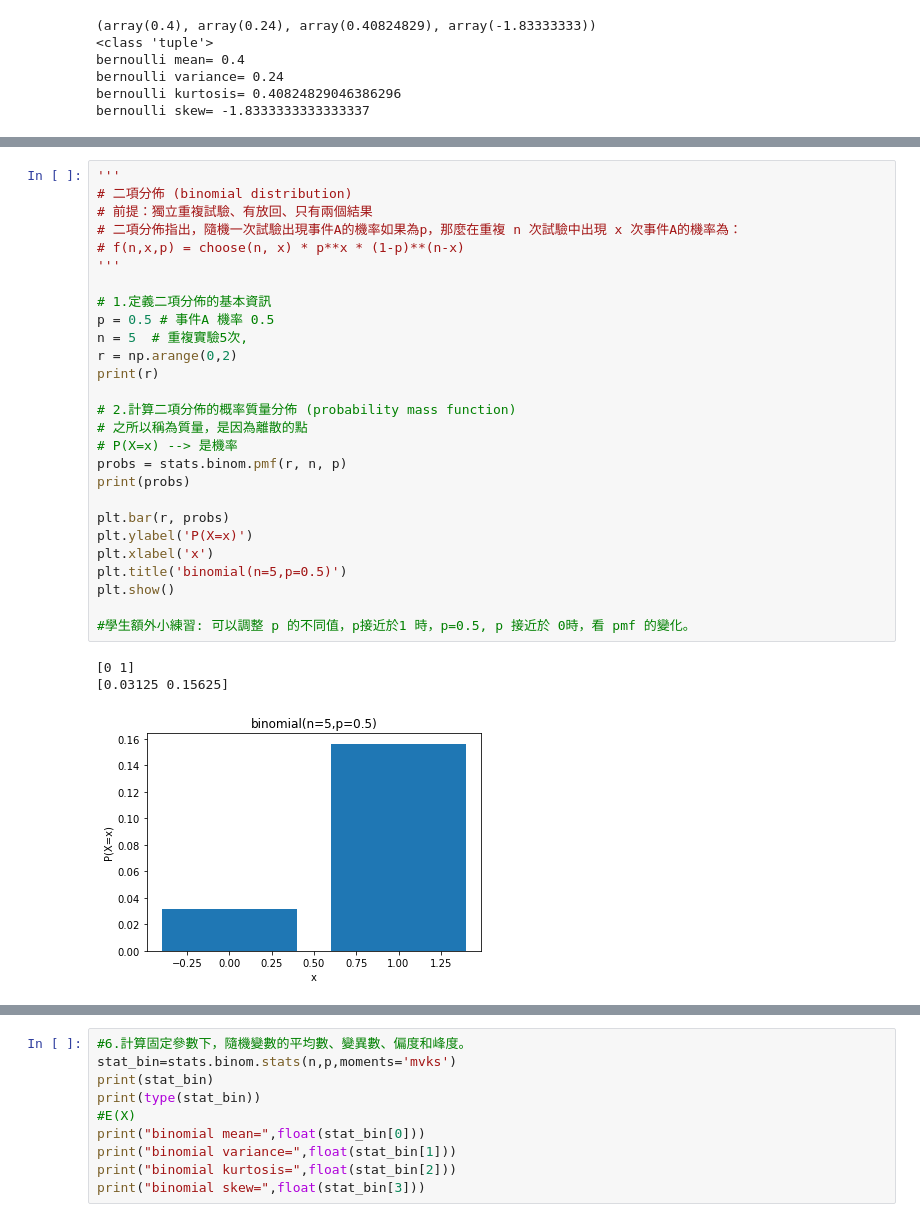
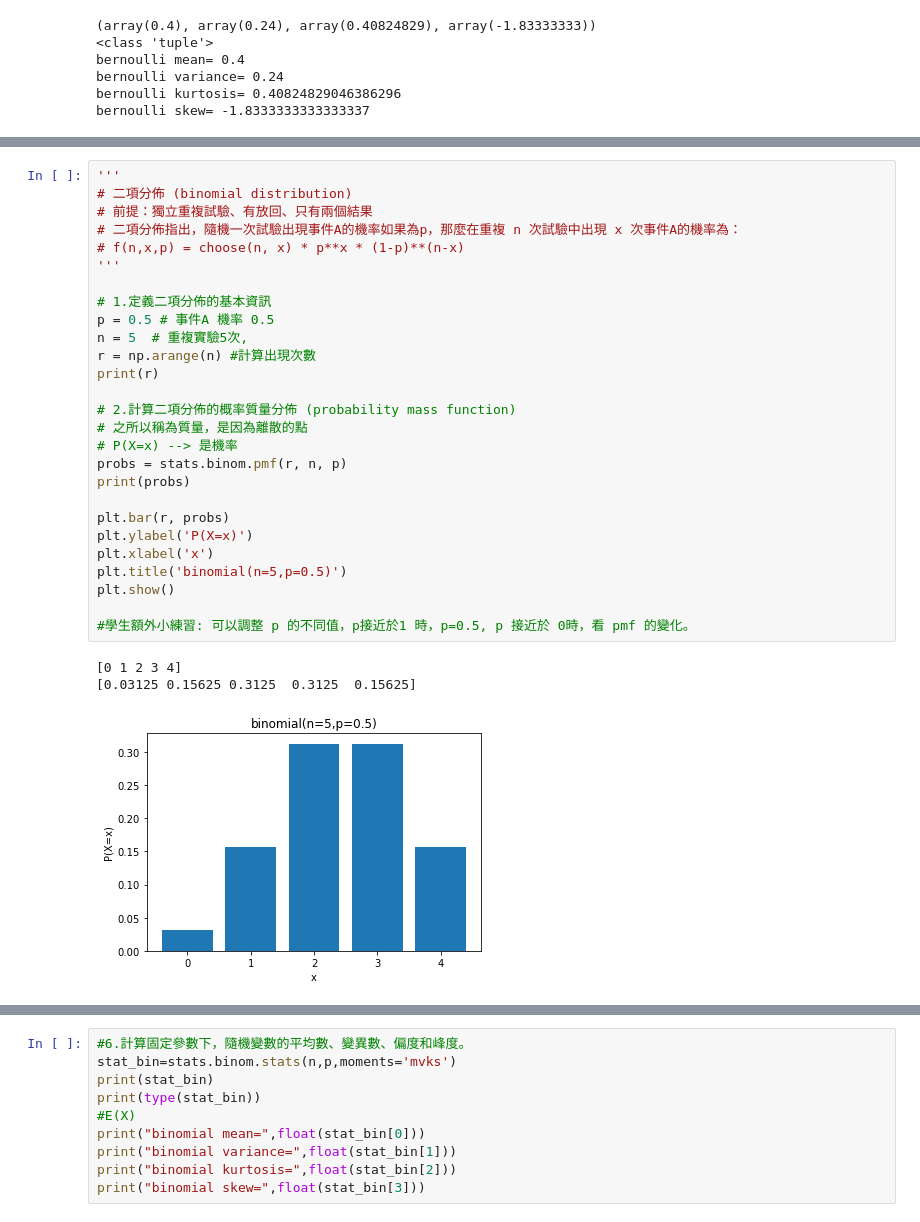
Before and after one commit to willhwh/DS_60Days, a Jupyter notebook: Day_027_HW.ipynb, the cells around one changed output, grey strips where cells are left out. Saved outputs shown, nothing was run; the diff lists cells and outputs as text.

```diff
--- a/Day_027_HW.ipynb
+++ b/Day_027_HW.ipynb
@@ -182,34 +180,34 @@ Image(url='http://cumatrixfile.cupoy.com/000001754A8936E30000002D6375706F795F726
 # %%
 '''
 # 二項分佈 (binomial distribution)
 # 前提：獨立重複試驗、有放回、只有兩個結果
 # 二項分佈指出，隨機一次試驗出現事件A的機率如果為p，那麼在重複 n 次試驗中出現 x 次事件A的機率為：
 # f(n,x,p) = choose(n, x) * p**x * (1-p)**(n-x)
 '''
 
 # 1.定義二項分佈的基本資訊
 p = 0.5 # 事件A 機率 0.5
 n = 5  # 重複實驗5次,
-r = np.arange(0,2)
+r = np.arange(n) #計算出現次數
 print(r)
 
 # 2.計算二項分佈的概率質量分佈 (probability mass function)
 # 之所以稱為質量，是因為離散的點
 # P(X=x) --> 是機率
 probs = stats.binom.pmf(r, n, p)
 print(probs)
 
 plt.bar(r, probs)
 plt.ylabel('P(X=x)')
 plt.xlabel('x')
 plt.title('binomial(n=5,p=0.5)')
 plt.show()
 
 #學生額外小練習: 可以調整 p 的不同值，p接近於1 時，p=0.5, p 接近於 0時，看 pmf 的變化。
 # %% [output]
-[0 1]
-[0.03125 0.15625]
+[0 1 2 3 4]
+[0.03125 0.15625 0.3125  0.3125  0.15625]
-[figure, old version]
+[figure, new version]
 # %%
 # 3.計算二項分佈的累積機率 (cumulative density function)，pmf 的累加
 # 之所以稱為質量，是因為離散的點，預設體積（即寬度）為1
```
Also changed, not shown: parts of 11 cells of this notebook.
